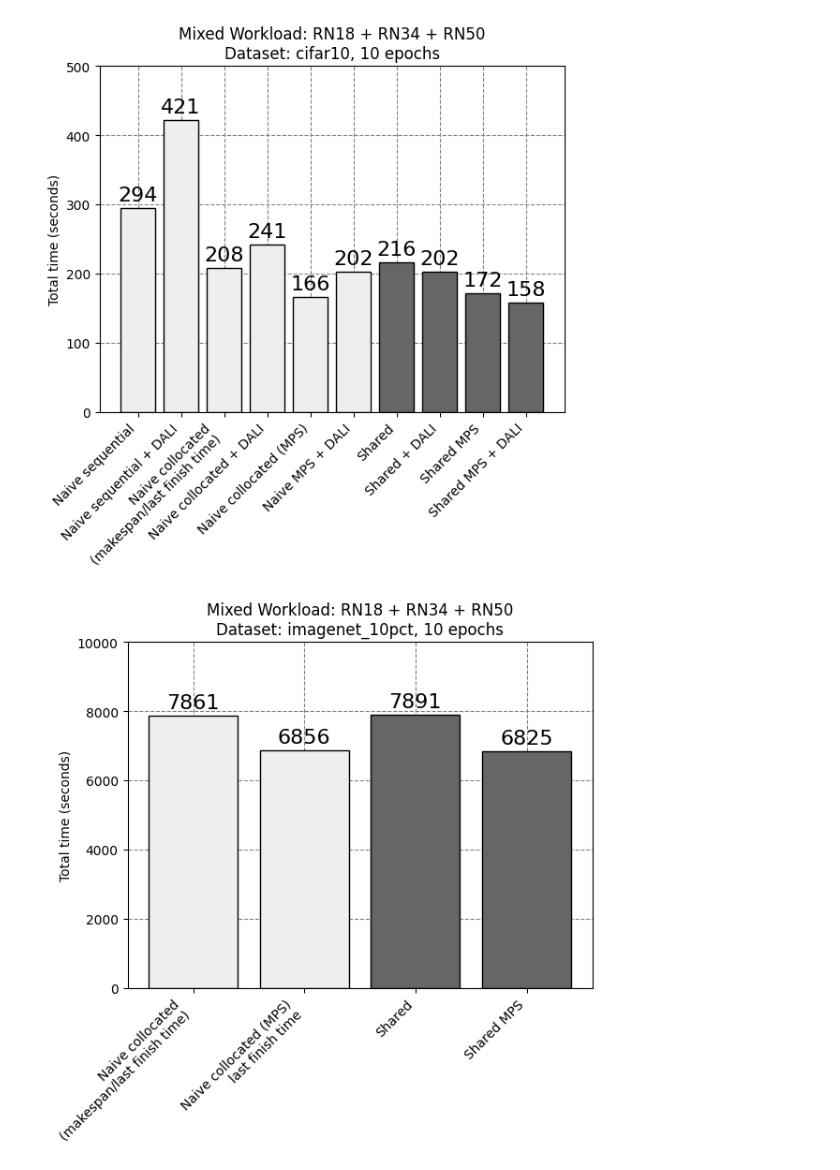
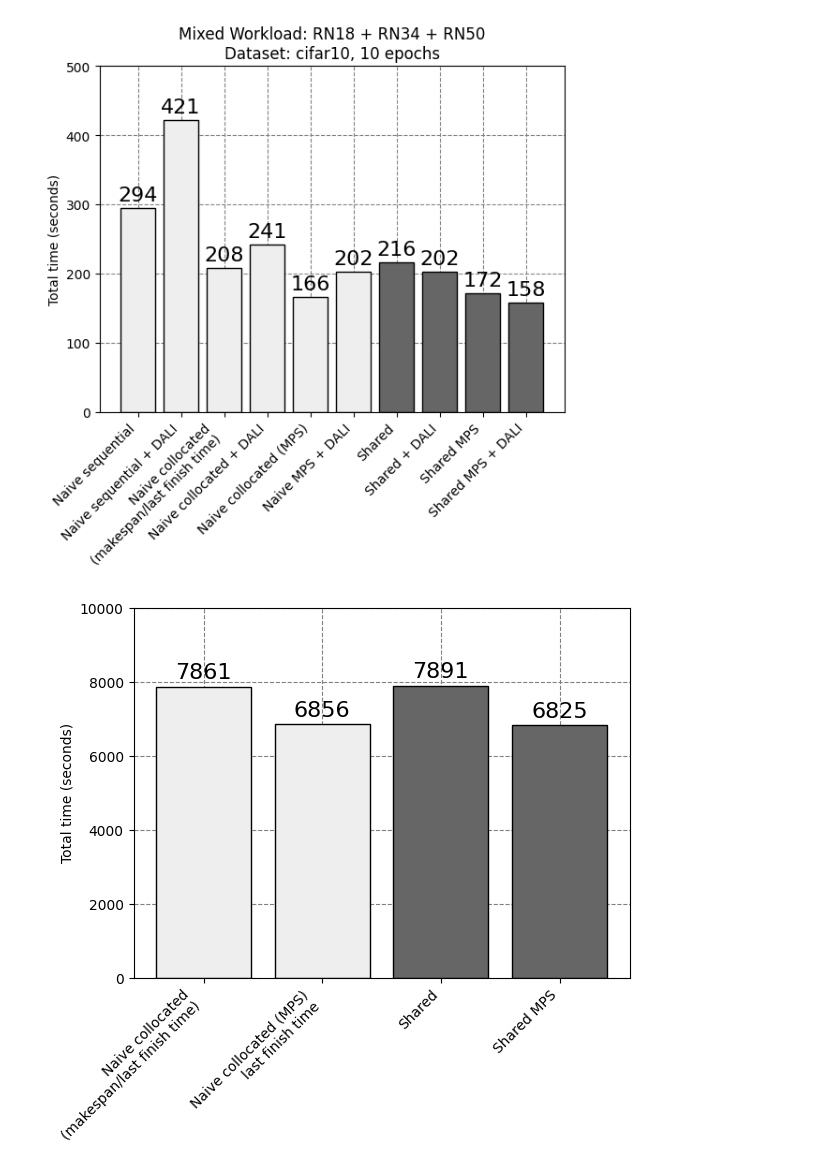
Before and after one commit to neilkimn/thesis, a Jupyter notebook: notebooks/g5_4xlarge_mixed_workload.ipynb, the cells around one changed output. Drawn from its saved outputs; the diff is of its cells as text; code cells hidden in the pictures.

```diff
--- a/notebooks/g5_4xlarge_mixed_workload.ipynb
+++ b/notebooks/g5_4xlarge_mixed_workload.ipynb
@@ -194,19 +196,19 @@ plt.show()
 # %%
 import matplotlib.pyplot as plt
 plt.rc('axes', axisbelow=True)
 
 
 colors = ['#eeeeee', '#eeeeee', '#666666', '#666666']
 #hatches = ["/", "/", "///", "/", "///"]
 (y_values,x_values) = zip(*measurements.items())
 bars = plt.bar(y_values, x_values, color=colors, edgecolor="black")
 plt.bar_label(bars, padding=3, fmt='%.0f', label_type="edge", color="black", size=16)
 #plt.xlabel('Collocation Method')
 plt.ylabel('Total time (seconds)')
-plt.title('Mixed Workload: RN18 + RN34 + RN50\nDataset: imagenet_10pct, 10 epochs')
+#plt.title('Mixed Workload: RN18 + RN34 + RN50\nDataset: imagenet_10pct, 10 epochs')
 plt.xticks(rotation=45, ha="right")
 plt.ylim(0,10000)
 plt.grid(color='gray', linestyle='dashed')
 plt.show()
 # %% [output]
-[figure, old version]
+[figure, new version]
```
Also changed, not shown: parts of 21 cells of this notebook, 6 other files.
